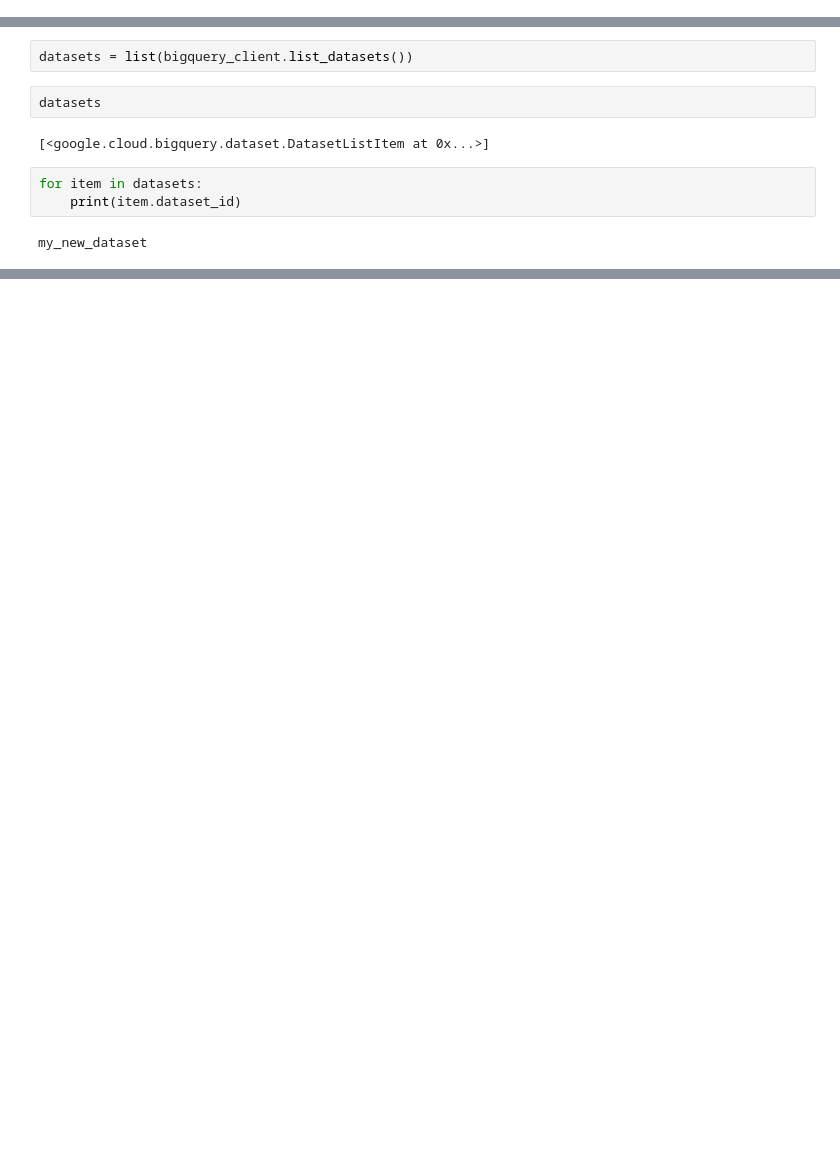
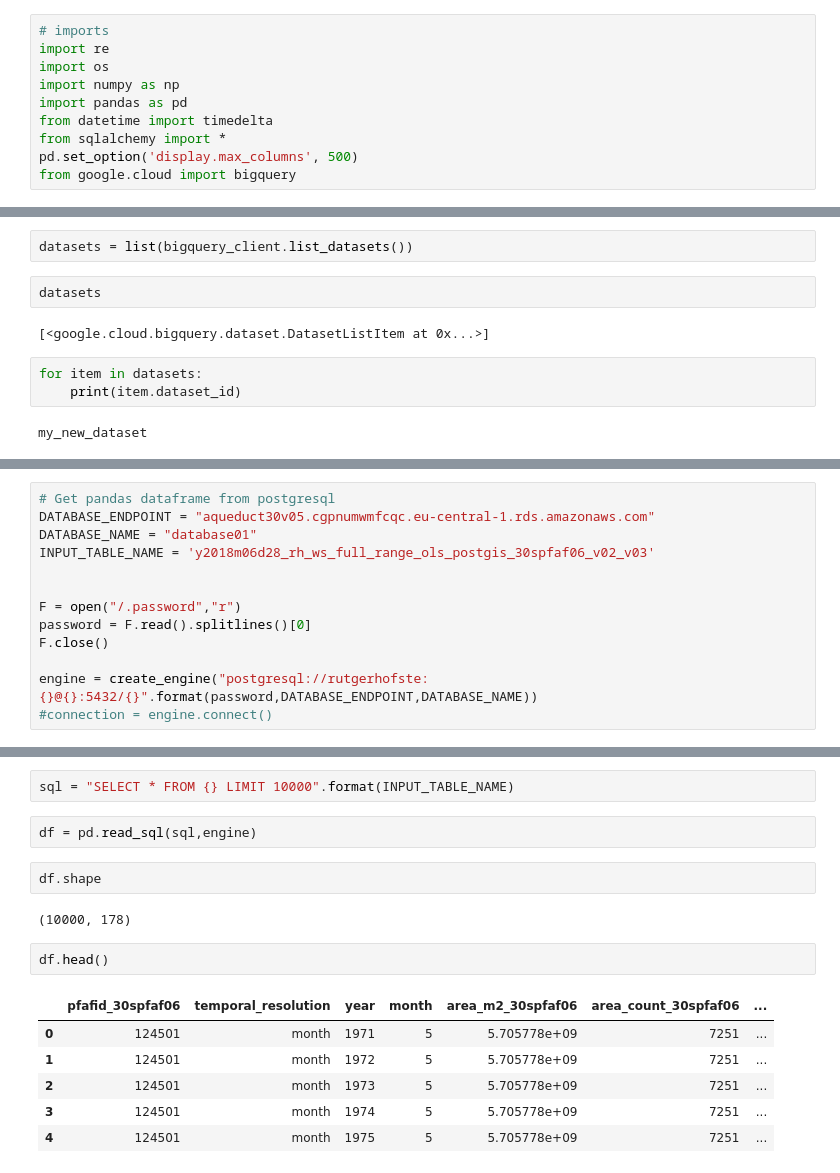
Before and after one commit to wri/Aqueduct30Docker, a Jupyter notebook: notebooks/sandbox/bigquery_sandbox.ipynb, the cells around one changed output, grey strips where cells are left out. Cells and saved outputs as stored; diff of their text form; blank space fills up the shorter version.

```diff
--- a/notebooks/sandbox/bigquery_sandbox.ipynb
+++ b/notebooks/sandbox/bigquery_sandbox.ipynb
@@ -39,3 +34,13 @@ ImportError: cannot import name 'bigquery_datatransfer'
+# %%
+# imports
+import re
+import os
+import numpy as np
+import pandas as pd
+from datetime import timedelta
+from sqlalchemy import *
+pd.set_option('display.max_columns', 500)
+from google.cloud import bigquery
 # %%
 os.environ["GOOGLE_APPLICATION_CREDENTIALS"] = "/.google.json"
 # %%
@@ -61,0 +93,13 @@ my_new_dataset
+# %%
+# Get pandas dataframe from postgresql
+DATABASE_ENDPOINT = "aqueduct30v05.cgpnumwmfcqc.eu-central-1.rds.amazonaws.com"
+DATABASE_NAME = "database01"
+INPUT_TABLE_NAME = 'y2018m06d28_rh_ws_full_range_ols_postgis_30spfaf06_v02_v03'
+
+
+F = open("/.password","r")
+password = F.read().splitlines()[0]
+F.close()
+
+engine = create_engine("postgresql://rutgerhofste:{}@{}:5432/{}".format(password,DATABASE_ENDPOINT,DATABASE_NAME))
+#connection = engine.connect()
@@ -61,0 +133,17 @@ my_new_dataset
+# %%
+sql = "SELECT * FROM {} LIMIT 10000".format(INPUT_TABLE_NAME)
+# %%
+df = pd.read_sql(sql,engine)
+# %%
+df.shape
+# %% [output]
+(10000, 178)
+# %%
+df.head()
+# %% [output]
+|  | pfafid_30spfaf06 | temporal_resolution | year | month | area_m2_30spfaf06 | area_count_30spfaf06 | ... |
+| 0 | 124501 | month | 1971 | 5 | 5.705778e+09 | 7251 | ... |
+| 1 | 124501 | month | 1972 | 5 | 5.705778e+09 | 7251 | ... |
+| 2 | 124501 | month | 1973 | 5 | 5.705778e+09 | 7251 | ... |
+| 3 | 124501 | month | 1974 | 5 | 5.705778e+09 | 7251 | ... |
+| 4 | 124501 | month | 1975 | 5 | 5.705778e+09 | 7251 | ... |
```
Also changed, not shown: parts of 16 cells of this notebook, 11 other files.
